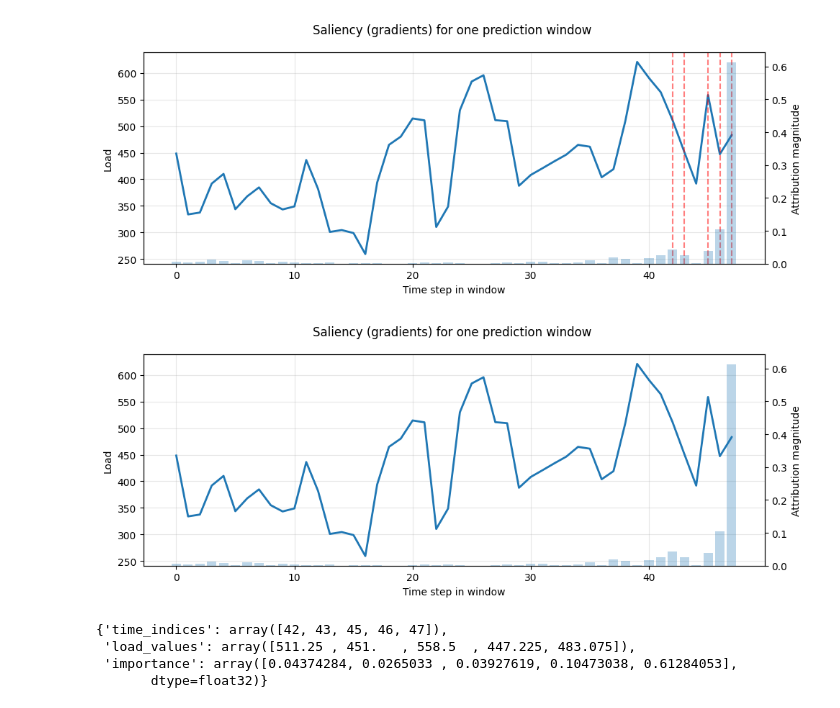
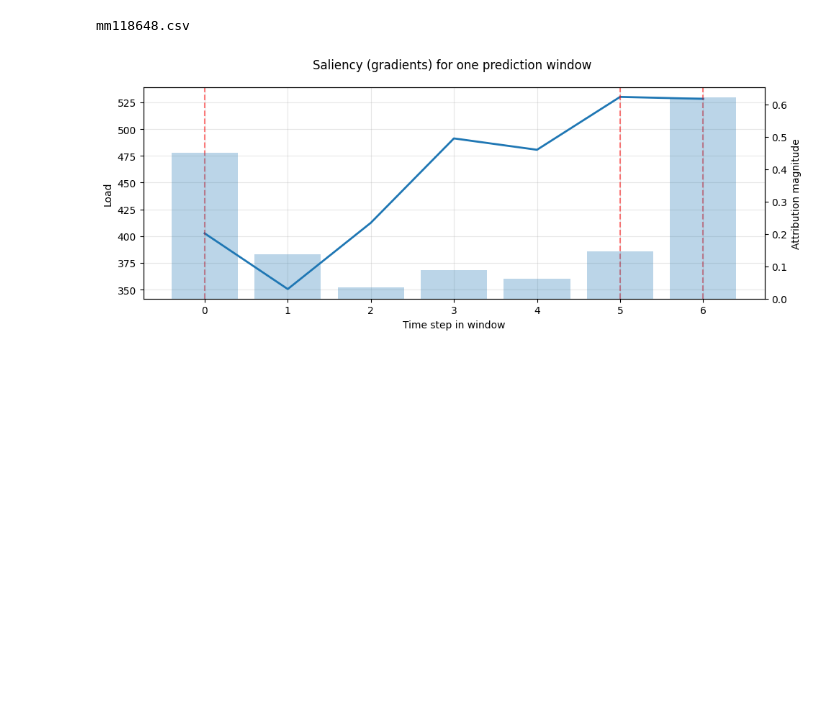
Before and after one commit to JanaJankovic/xai-sandbox, a Jupyter notebook: work/load/vis.ipynb, the cells around one changed output. Drawn from its saved outputs; the diff is of its cells as text; code cells hidden in the pictures; blank space fills up the shorter version.

```diff
--- a/work/load/vis.ipynb
+++ b/work/load/vis.ipynb
@@ -1,7 +1,6 @@
 # %%
 from work.load.main import (
     plot_saliency_time,
-    extract_local_shapelet,
 )
 import joblib
 
@@ -9,28 +8,16 @@ results = joblib.load('output/results.joblib')
 csv_name = next(iter(results.keys()))           # just take the first trained file
 artifacts_path = results[csv_name]["artifacts_path"]
 
-# 3) Visualize saliency for one prediction window (example_index=0)
-_ = plot_saliency_time(
-    artifacts_path,
-    example_index=0,
-    method="saliency",   # or "ig"
-    ig_steps=64,
-    top_k=5,             # draw vertical lines on top-5 timesteps
-)
-
-# 4) Extract the “shapelet-like” important points and their values
-shapelet = extract_local_shapelet(
-    artifacts_path,
-    example_index=0,
-    method="saliency",
-    ig_steps=64,
-    top_k=5,
-)
-shapelet
+print(csv_name)
 # %% [output]
-[figure, removed]
-[figure, removed]
-{'time_indices': array([42, 43, 45, 46, 47]),
- 'load_values': array([511.25 , 451.   , 558.5  , 447.225, 483.075]),
- 'importance': array([0.04374284, 0.0265033 , 0.03927619, 0.10473038, 0.61284053],
-       dtype=float32)}
+mm118648.csv
+# %%
+_ = plot_saliency_time(
+    artifacts_path,
+    example_index=44,
+    method="saliency",   # or "ig"
+    ig_steps=64,
+    top_k=3,             # draw vertical lines on top-5 timesteps
+)
+# %% [output]
+[figure, added]
```
Also changed, not shown: 25 other files.
